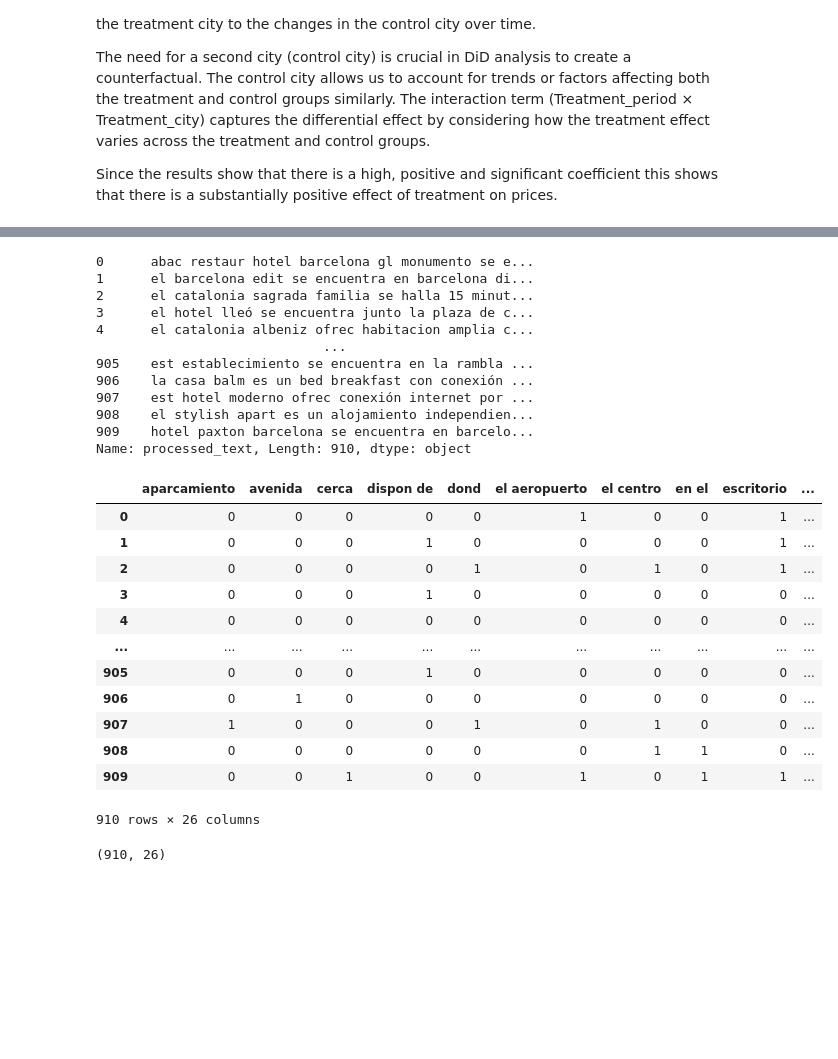
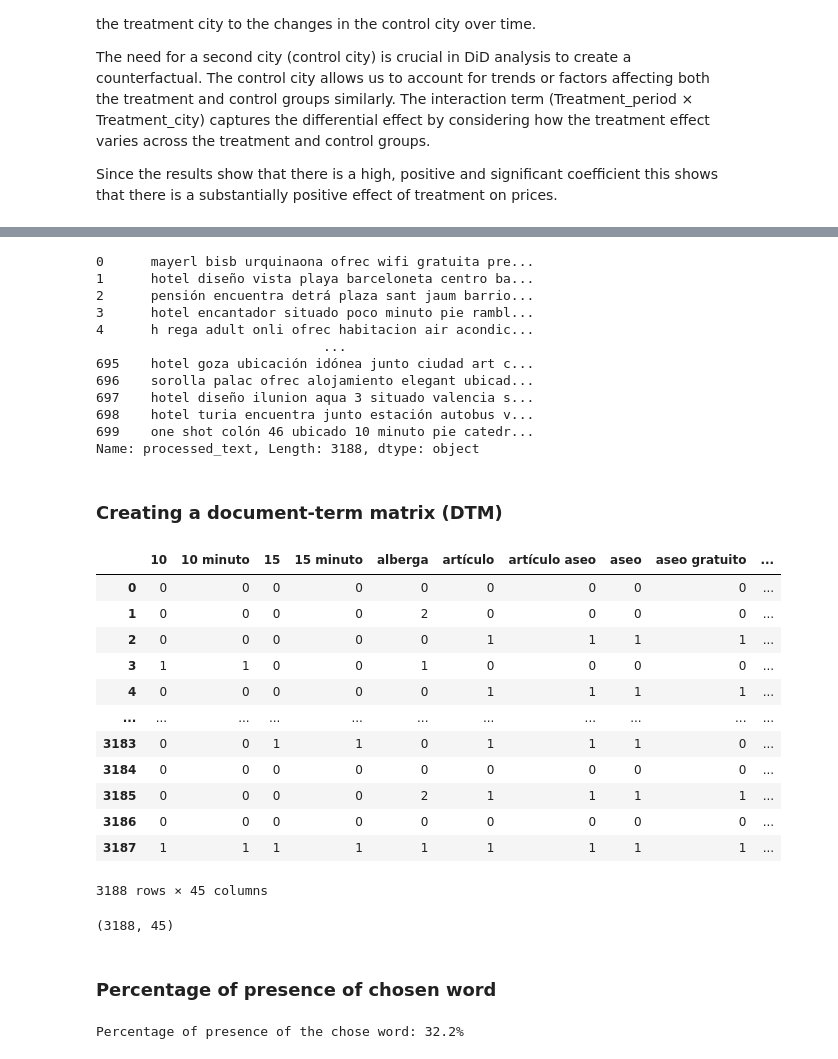
Before and after one commit to adgianv/Web_scarping-Booking_com_analysis, a Jupyter notebook: regression_and_nlp_nb.ipynb, the cells around one changed output, grey strips where cells are left out. Saved outputs shown, nothing was run; the diff lists cells and outputs as text; code cells hidden in the pictures; blank space fills up the shorter version.

```diff
--- a/regression_and_nlp_nb.ipynb
+++ b/regression_and_nlp_nb.ipynb
@@ -53,7 +57,7 @@ warnings.filterwarnings("ignore", category=FutureWarning, module="pandas")
 # %% [markdown]
 ### Create DataFrames
 # %%
-barcelona_p1 = pd.DataFrame(pd.read_csv('./Barcelona_Data_06-08.csv'))
-barcelona_p2 = pd.DataFrame(pd.read_csv('./Barcelona_Data_13-15_06.csv'))
-control_p1 = pd.DataFrame(pd.read_csv('./Madrid_Data_06-08.csv'))
-control_p2 = pd.DataFrame(pd.read_csv('./Madrid_Data_13-15_06.csv'))
+barcelona_p1 = pd.DataFrame(pd.read_csv('./data_by_city/Barcelona_Data_06-08.csv'))
+barcelona_p2 = pd.DataFrame(pd.read_csv('./data_by_city/Barcelona_Data_13-15_06.csv'))
+control_p1 = pd.DataFrame(pd.read_csv('./data_by_city/Valencia_06-08.csv'))
+control_p2 = pd.DataFrame(pd.read_csv('./data_by_city/Valencia_13-15.csv'))
@@ -238,0 +244,2 @@ def abbr_or_lower(word):
+# %%
+df = df.dropna()
@@ -239,7 +252,4 @@ def abbr_or_lower(word):
 # %%
-filename = 'Barcelona_Data_Sonar.csv'
-df = pd.read_csv(filename)
-
 text_column = 'Descriptions'
 
 # Remove special characters and numbers
@@ -253,7 +263,7 @@ df['processed_text'] = df['processed_text'].apply(lambda x: ' '.join(abbr_or_low
 
 # Remove stopwords
 stop_words = set(stopwords.words('english'))
-df['processed_text'] = df['processed_text'].apply(lambda x: ' '.join([word for word in x.split() if word not in stop_words]))
+df['processed_text'] = df['processed_text'].apply(lambda x: ' '.join([word for word in x.split() if word not in stopwords.words("spanish")]))
 
 # Apply stemming
 stemmer = PorterStemmer()
@@ -261,42 +271,50 @@ df['processed_text'] = df['processed_text'].apply(lambda x: ' '.join([stemmer.st
 
 print(df['processed_text'])
 # %% [output]
-0      abac restaur hotel barcelona gl monumento se e...
-1      el barcelona edit se encuentra en barcelona di...
-2      el catalonia sagrada familia se halla 15 minut...
-3      el hotel lleó se encuentra junto la plaza de c...
-4      el catalonia albeniz ofrec habitacion amplia c...
+0      mayerl bisb urquinaona ofrec wifi gratuita pre...
+1      hotel diseño vista playa barceloneta centro ba...
+2      pensión encuentra detrá plaza sant jaum barrio...
+3      hotel encantador situado poco minuto pie rambl...
+4      h rega adult onli ofrec habitacion air acondic...
                              ...
-905    est establecimiento se encuentra en la rambla ...
-906    la casa balm es un bed breakfast con conexión ...
-907    est hotel moderno ofrec conexión internet por ...
-908    el stylish apart es un alojamiento independien...
-909    hotel paxton barcelona se encuentra en barcelo...
-Name: processed_text, Length: 910, dtype: object
+695    hotel goza ubicación idónea junto ciudad art c...
+696    sorolla palac ofrec alojamiento elegant ubicad...
+697    hotel diseño ilunion aqua 3 situado valencia s...
+698    hotel turia encuentra junto estación autobus v...
+699    one shot colón 46 ubicado 10 minuto pie catedr...
+Name: processed_text, Length: 3188, dtype: object
+# %% [markdown]
+### Creating a document-term matrix (DTM)
 # %%
-from sklearn.feature_extraction.text import CountVectorizer
+# Create document term matrix using CountVectorizer
 
-
-# Create document term matrix using CountVectorizer
-vectorizer = CountVectorizer(ngram_range = (1,2), min_df=0.22, max_df=0.25)
+pd.set_option('display.max_columns', None)
+vectorizer = CountVectorizer(ngram_range = (1,2), min_df=0.20, max_df=0.30)
 X = vectorizer.fit_transform(df['processed_text'])
 
 # Convert DTM to DataFrame
 dtm_df = pd.DataFrame(X.toarray(), columns=vectorizer.get_feature_names_out())
 display(dtm_df)
 dtm_df.shape
 # %% [output]
-|  | aparcamiento | avenida | cerca | dispon de | dond | el aeropuerto | el centro | en el | escritorio | ... |
-| 0 | 0 | 0 | 0 | 0 | 0 | 1 | 0 | 0 | 1 | ... |
-| 1 | 0 | 0 | 0 | 1 | 0 | 0 | 0 | 0 | 1 | ... |
-| 2 | 0 | 0 | 0 | 0 | 1 | 0 | 1 | 0 | 1 | ... |
-| 3 | 0 | 0 | 0 | 1 | 0 | 0 | 0 | 0 | 0 | ... |
-| 4 | 0 | 0 | 0 | 0 | 0 | 0 | 0 | 0 | 0 | ... |
+|  | 10 | 10 minuto | 15 | 15 minuto | alberga | artículo | artículo aseo | aseo | aseo gratuito | ... |
+| 0 | 0 | 0 | 0 | 0 | 0 | 0 | 0 | 0 | 0 | ... |
+| 1 | 0 | 0 | 0 | 0 | 2 | 0 | 0 | 0 | 0 | ... |
+| 2 | 0 | 0 | 0 | 0 | 0 | 1 | 1 | 1 | 1 | ... |
+| 3 | 1 | 1 | 0 | 0 | 1 | 0 | 0 | 0 | 0 | ... |
+| 4 | 0 | 0 | 0 | 0 | 0 | 1 | 1 | 1 | 1 | ... |
 | ... | ... | ... | ... | ... | ... | ... | ... | ... | ... | ... |
-| 905 | 0 | 0 | 0 | 1 | 0 | 0 | 0 | 0 | 0 | ... |
-| 906 | 0 | 1 | 0 | 0 | 0 | 0 | 0 | 0 | 0 | ... |
-| 907 | 1 | 0 | 0 | 0 | 1 | 0 | 1 | 0 | 0 | ... |
-| 908 | 0 | 0 | 0 | 0 | 0 | 0 | 1 | 1 | 0 | ... |
-| 909 | 0 | 0 | 1 | 0 | 0 | 1 | 0 | 1 | 1 | ... |
+| 3183 | 0 | 0 | 1 | 1 | 0 | 1 | 1 | 1 | 0 | ... |
+| 3184 | 0 | 0 | 0 | 0 | 0 | 0 | 0 | 0 | 0 | ... |
+| 3185 | 0 | 0 | 0 | 0 | 2 | 1 | 1 | 1 | 1 | ... |
+| 3186 | 0 | 0 | 0 | 0 | 0 | 0 | 0 | 0 | 0 | ... |
+| 3187 | 1 | 1 | 1 | 1 | 1 | 1 | 1 | 1 | 1 | ... |
-910 rows × 26 columns
+3188 rows × 45 columns
-(910, 26)
+(3188, 45)
+# %% [markdown]
+### Percentage of presence of chosen word
+# %%
+chosen_word = 'desayuno'
+print(f"Percentage of presence of the chose word: {round((dtm_df[chosen_word].sum()/dtm_df.shape[0]),3)*100}%")
+# %% [output]
+Percentage of presence of the chose word: 32.2%
```
Also changed, not shown: parts of 24 cells of this notebook, 13 other files.
